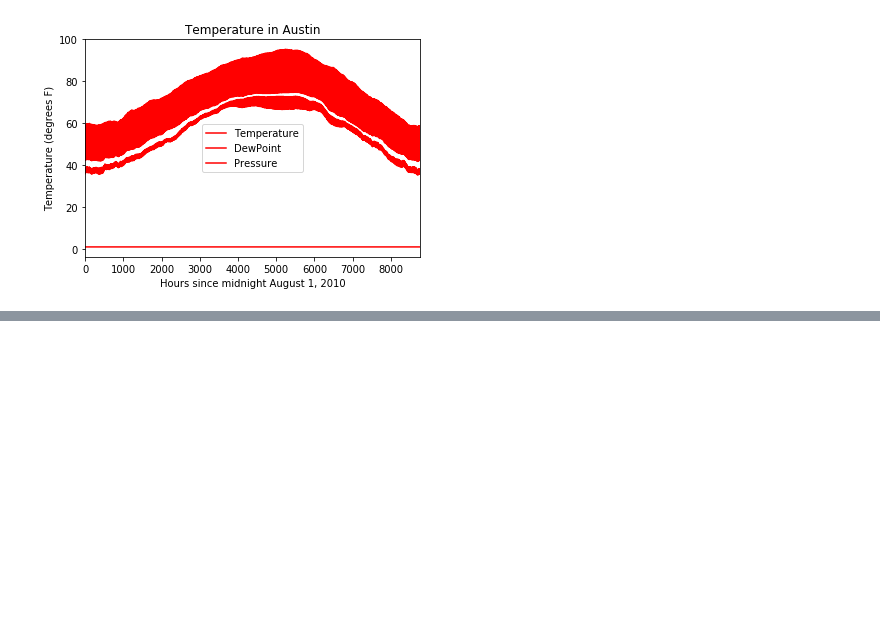
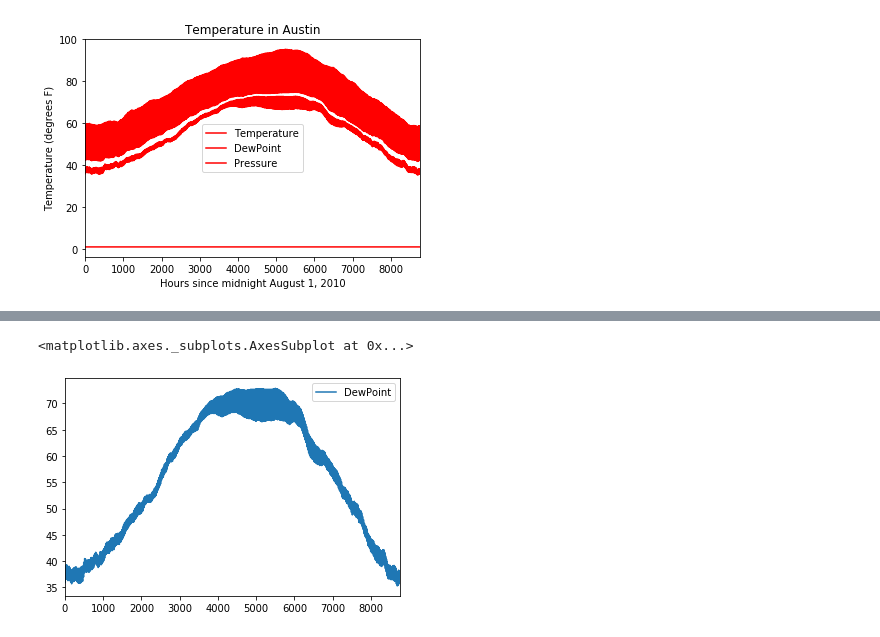
Before and after one commit to thap/python_basics_to_advanced, a Jupyter notebook: pandas foundations.ipynb, the cells around one changed output, grey strips where cells are left out. Drawn from its saved outputs; the diff is of its cells as text; code cells hidden in the pictures; blank space fills up the shorter version.

```diff
--- a/pandas foundations.ipynb
+++ b/pandas foundations.ipynb
@@ -193,0 +211,7 @@ plt.show()
+# %%
+# Plot just the Dew Point data
+column_list1 = ['DewPoint']
+df[column_list1].plot()
+# %% [output]
+<matplotlib.axes._subplots.AxesSubplot at 0x...>
+[figure, added]
```
Also changed, not shown: parts of 38 cells of this notebook.
